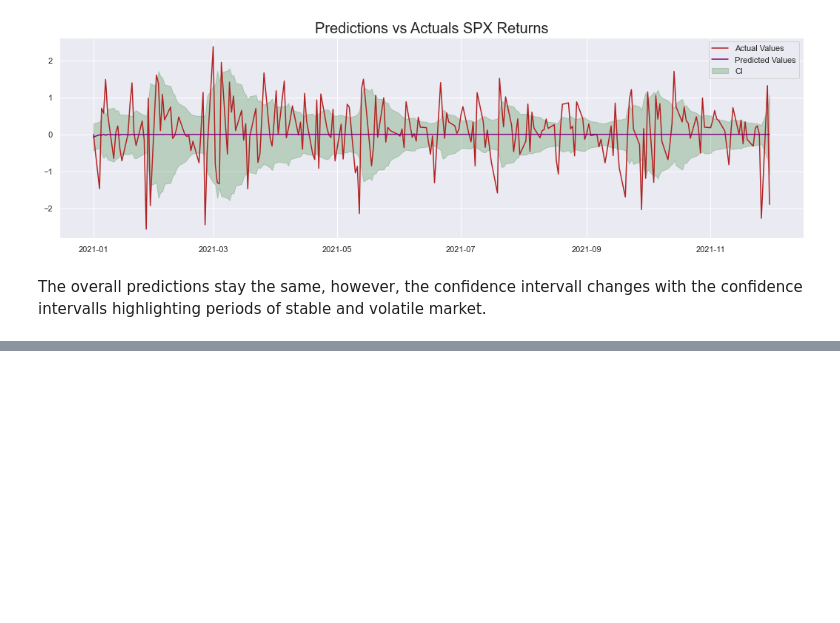
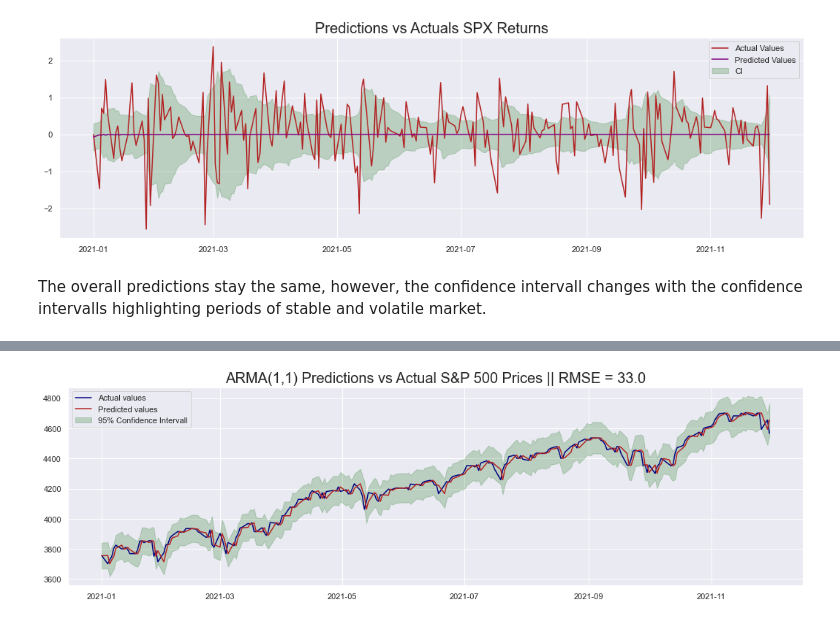
Before and after one commit to drpoxx/statforecast_intro, a Jupyter notebook: forecasting_introduction.ipynb, the cells around one changed output, grey strips where cells are left out. Cells and saved outputs as stored; diff of their text form; code cells hidden in the pictures; blank space fills up the shorter version.

Commit message:
Non stationary model

```diff
--- a/forecasting_introduction.ipynb
+++ b/forecasting_introduction.ipynb
@@ -632,0 +738,4 @@ The overall predictions stay the same, however, the confidence intervall changes
+# %%
+arima_model = SARIMAX(df_train["close_log"].dropna(), order=(1,0,1))
+arima_fit = arima_model.fit()
+arima_fit.summary()
@@ -632,0 +792,23 @@ The overall predictions stay the same, however, the confidence intervall changes
+# %%
+arima_rms = np.round(
+    np.sqrt(
+        mean_squared_error(
+            y_true=df_arima_pred.loc[df_test.index, "close"].values,
+            y_pred=df_arima_pred.loc[df_test.index, "close_preds"].values
+        )
+    )
+)
+
+fig, ax = plt.subplots(figsize=(18,5))
+
+ax.plot(df_arima_pred.loc[df_test.index, "close"], color="navy", label="Actual values")
+ax.plot(df_arima_pred.loc[df_test.index, "close_preds"], color="firebrick", label="Predicted values")
+ax.fill_between(
+    df_arima_pred.loc[df_test.index,].index,
+    pd.to_numeric(df_arima_pred.loc[df_test.index]["close_preds_lower"]),
+    pd.to_numeric(df_arima_pred.loc[df_test.index]["close_preds_upper"]), color="darkgreen", alpha=0.2, label="95% Confidence Intervall")
+ax.set_title(f"ARMA(1,1) Predictions vs Actual S&P 500 Prices || RMSE = {arima_rms}", size=20)
+plt.legend()
+plt.show()
+# %% [output]
+[figure, added]
```
Also changed, not shown: parts of 17 cells of this notebook.
